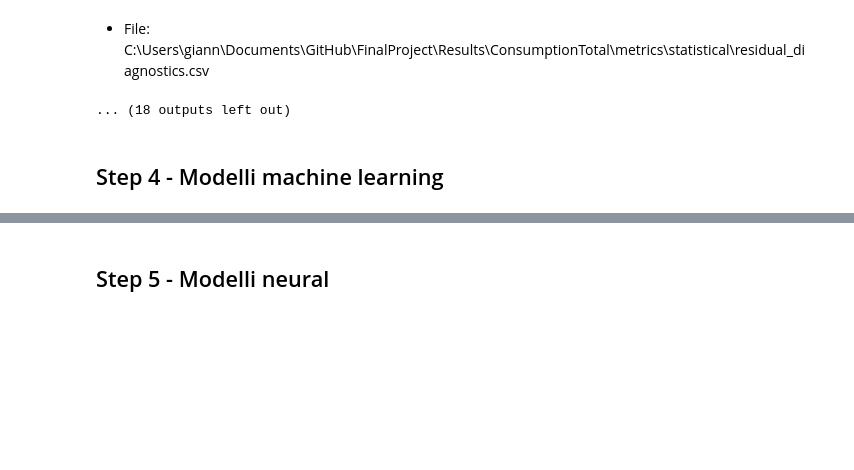
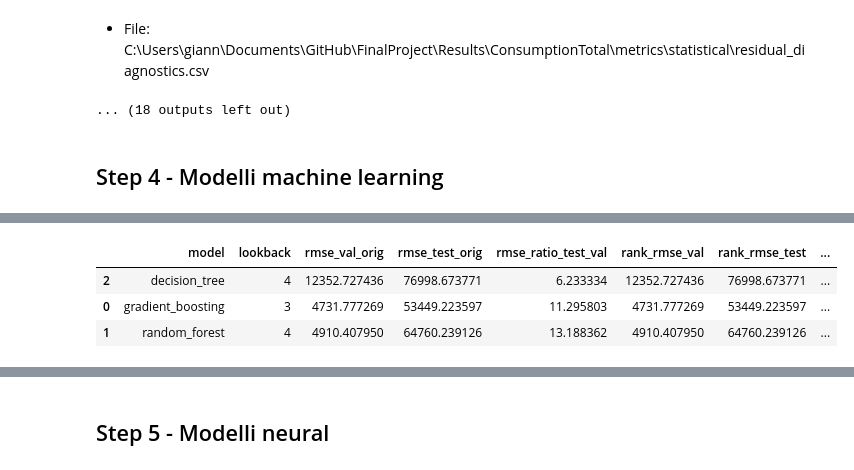
Before and after one commit to 1ngVG-OA/FinalProject, a Jupyter notebook: Consumo.ipynb, the cells around one changed output, grey strips where cells are left out. Cells and saved outputs as stored; diff of their text form; code cells hidden in the pictures; blank space fills up the shorter version.

```diff
--- a/Consumo.ipynb
+++ b/Consumo.ipynb
@@ -488,0 +491,83 @@ _show_artifact_group("Output Step 4 - ML", ml_files)
+# %%
+_log("Step 4b: analisi stabilita ML con rapporto RMSE test/val")
+
+ml_summary_path = METRICS / "ml" / "summary.csv"
+if not ml_summary_path.exists():
+    _show_md(f"- MANCANTE: {ml_summary_path}")
+else:
+    current_ml_df = pd.read_csv(ml_summary_path).copy()
+    for c in ["rmse_val_orig", "rmse_test_orig", "model"]:
+        if c not in current_ml_df.columns:
+            raise ValueError(f"Colonna richiesta non presente in summary ML: {c}")
+
+    current_ml_df["rmse_ratio_test_val"] = (
+        current_ml_df["rmse_test_orig"] / current_ml_df["rmse_val_orig"]
+    )
+    current_ml_df = current_ml_df[[
+        "model",
+        "lookback",
+        "rmse_val_orig",
+        "rmse_test_orig",
+        "rmse_ratio_test_val",
+        "rank_rmse_val",
+        "rank_rmse_test",
+        "composite_score",
+    ]].sort_values("rmse_ratio_test_val")
+
+    _show_md("### Rapporto RMSE test/val (run corrente)")
+    display(current_ml_df)
+
+    baseline_rows = [
+        {
+            "model": "random_forest",
+            "rmse_val_orig_baseline": 2283.4288759078713,
+            "rmse_test_orig_baseline": 67253.40014808251,
+        },
+        {
+            "model": "gradient_boosting",
+            "rmse_val_orig_baseline": 2589.5852808772447,
+            "rmse_test_orig_baseline": 59171.73219452107,
+        },
+        {
+            "model": "decision_tree",
+            "rmse_val_orig_baseline": 3516.630119957305,
+            "rmse_test_orig_baseline": 55379.29893197029,
+        },
+    ]
+    baseline_df = pd.DataFrame(baseline_rows)
+    baseline_df["rmse_ratio_test_val_baseline"] = (
+        baseline_df["rmse_test_orig_baseline"] / baseline_df["rmse_val_orig_baseline"]
+    )
+
+    comparison_df = baseline_df.merge(
+        current_ml_df[["model", "rmse_val_orig", "rmse_test_orig", "rmse_ratio_test_val"]],
+        on="model",
+        how="outer",
+    )
+    comparison_df = comparison_df.rename(
+        columns={
+            "rmse_val_orig": "rmse_val_orig_current",
+            "rmse_test_orig": "rmse_test_orig_current",
+            "rmse_ratio_test_val": "rmse_ratio_test_val_current",
+        }
+    )
+    if (
+        "rmse_ratio_test_val_baseline" in comparison_df.columns
+        and "rmse_ratio_test_val_current" in comparison_df.columns
+    ):
+        comparison_df["ratio_delta_current_minus_baseline"] = (
+            comparison_df["rmse_ratio_test_val_current"]
+            - comparison_df["rmse_ratio_test_val_baseline"]
+        )
+
+    _show_md("### Confronto baseline storico vs run corrente")
+    display(comparison_df.sort_values("model"))
+
+    if "rmse_ratio_test_val" in current_ml_df.columns:
+        best_ratio_row = current_ml_df.sort_values("rmse_ratio_test_val").iloc[0]
+        _show_md(
+            "- Miglior stabilita nel run corrente: "
+            f"**{best_ratio_row['model']}** con ratio "
+            f"**{best_ratio_row['rmse_ratio_test_val']:.2f}x**."
+        )
+# %% [output]
@@ -488,0 +576,4 @@ _show_artifact_group("Output Step 4 - ML", ml_files)
+|  | model | lookback | rmse_val_orig | rmse_test_orig | rmse_ratio_test_val | rank_rmse_val | rank_rmse_test | ... |
+| 2 | decision_tree | 4 | 12352.727436 | 76998.673771 | 6.233334 | 12352.727436 | 76998.673771 | ... |
+| 0 | gradient_boosting | 3 | 4731.777269 | 53449.223597 | 11.295803 | 4731.777269 | 53449.223597 | ... |
+| 1 | random_forest | 4 | 4910.407950 | 64760.239126 | 13.188362 | 4910.407950 | 64760.239126 | ... |
```
Also changed, not shown: parts of 12 cells of this notebook, 35 other files.
